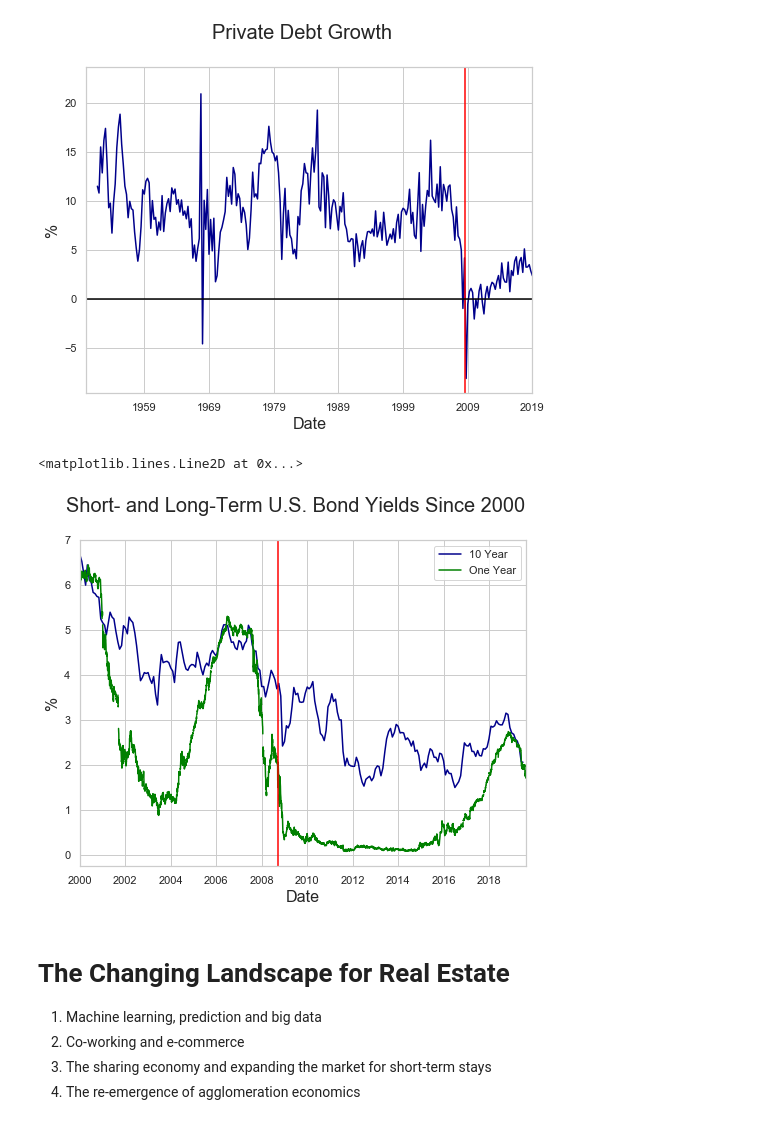
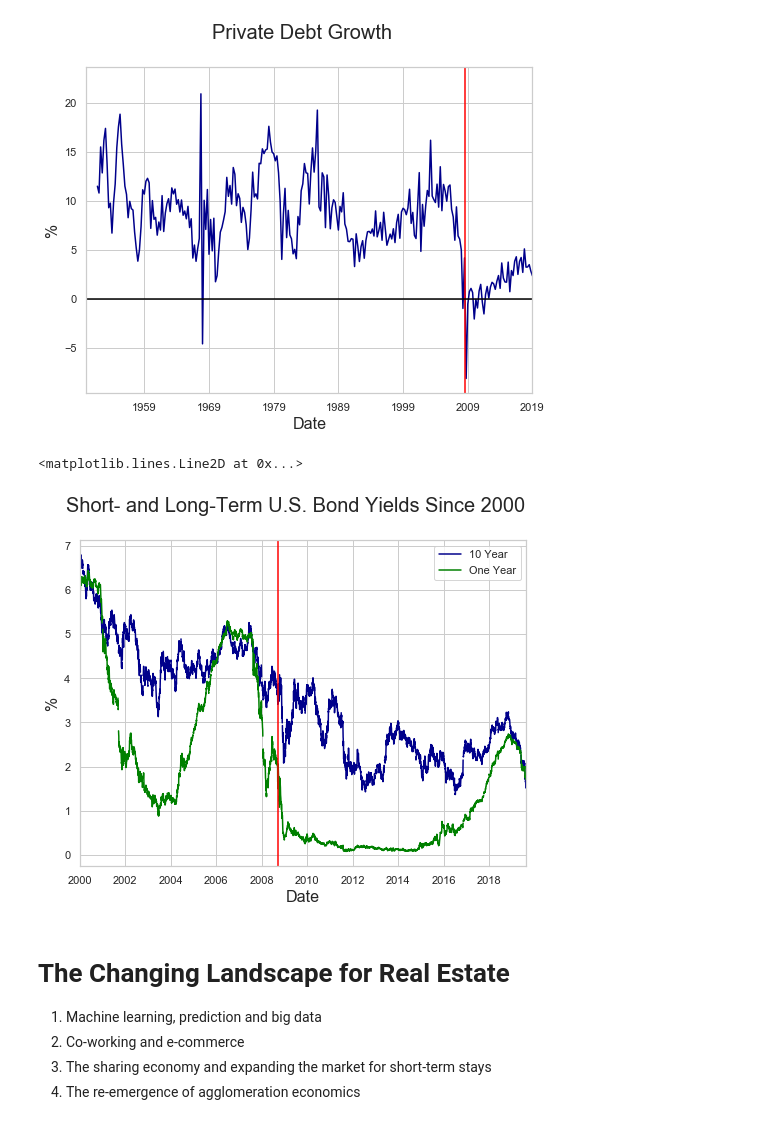
Before and after one commit to thsavage/Hirsh-Fellows-Real-Estate-Finance, a Jupyter notebook: Hirsh Scholars An Assessment of the Current State of Real Estate.ipynb, the cells around one changed output. Drawn from its saved outputs; the diff is of its cells as text; code cells hidden in the pictures.

```diff
--- a/Hirsh Scholars An Assessment of the Current State of Real Estate.ipynb
+++ b/Hirsh Scholars An Assessment of the Current State of Real Estate.ipynb
@@ -225,19 +225,19 @@ plt.axhline(0.0, color="black")
 <matplotlib.lines.Line2D at 0x...>
 [figure]
 # %%
-ten_year = fred.get_series("GS10", observation_start='2000-01-01')
+ten_year = fred.get_series("DGS10", observation_start='2000-01-01')
 one_year = fred.get_series("DGS1", observation_start='2000-01-01')
 
 ten_year.plot(color='darkblue', figsize=(8, 6), label='10 Year')
 one_year.plot(color='green', label='One Year')
 plt.suptitle('Short- and Long-Term U.S. Bond Yields Since 2000', fontsize=20)
 plt.xlabel('Date', fontsize=16)
 plt.ylabel('%', fontsize=16)
 plt.legend()
 plt.axvline(dt.datetime(2008, 9, 15), color="red")
 # %% [output]
 <matplotlib.lines.Line2D at 0x...>
-[figure, old version]
+[figure, new version]
 # %% [markdown]
 # The Changing Landscape for Real Estate
 
```
